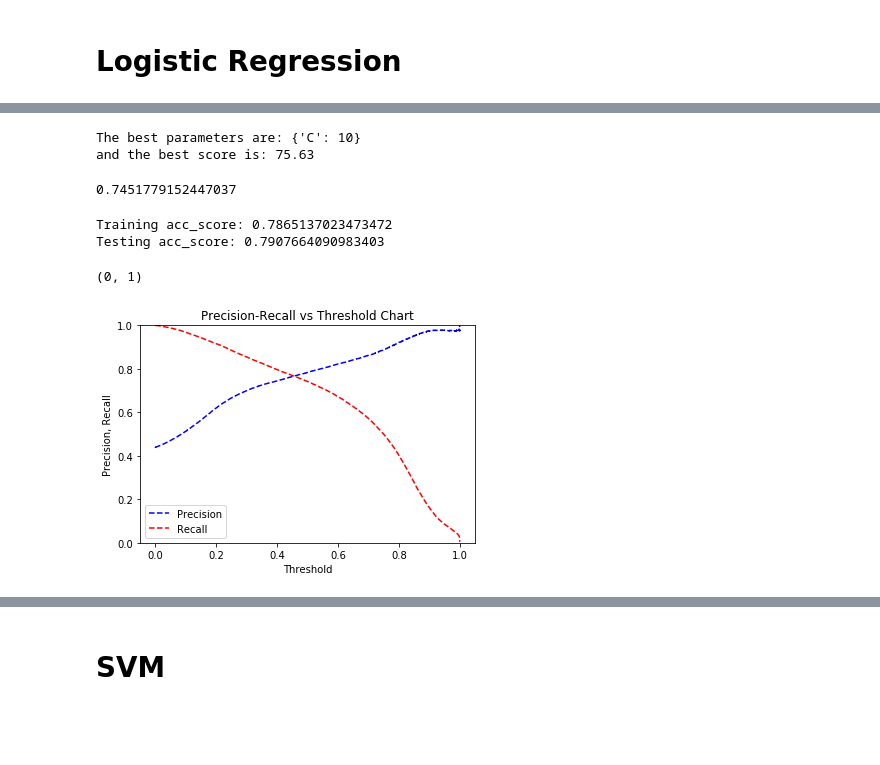
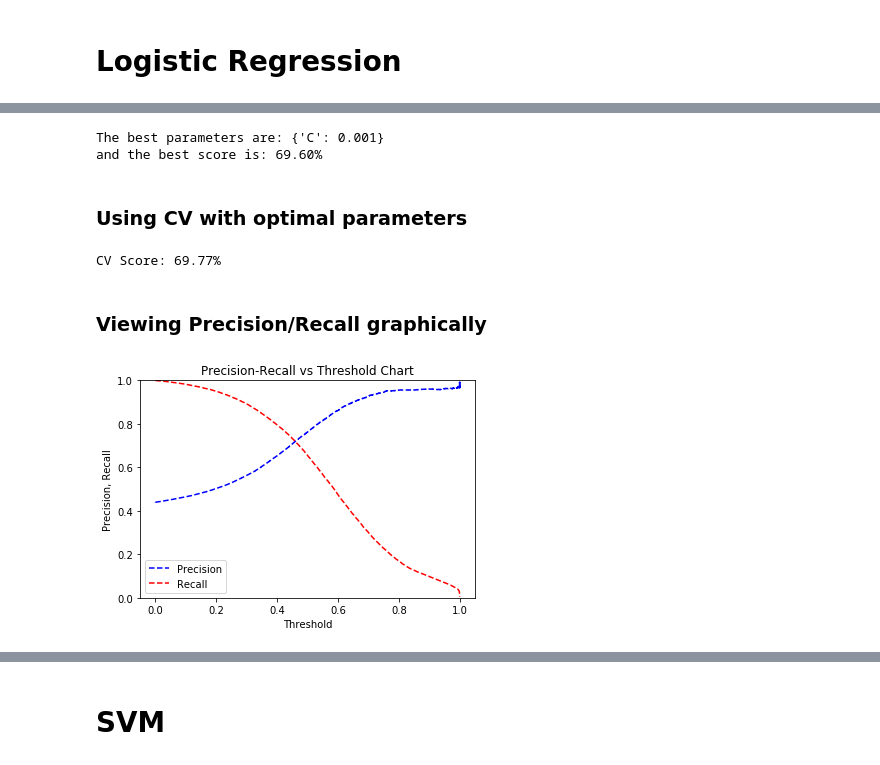
Before and after one commit to ohmgmatt/kickstarter_prediction, a Jupyter notebook: Notebooks/Modeling_In-Depth Analysis.ipynb, the cells around one changed output, grey strips where cells are left out. Saved outputs shown, nothing was run; the diff lists cells and outputs as text; code cells hidden in the pictures; blank space fills up the shorter version.

```diff
--- a/Notebooks/Modeling_In-Depth Analysis.ipynb
+++ b/Notebooks/Modeling_In-Depth Analysis.ipynb
@@ -25,9 +22,7 @@ f_precision = make_scorer(fbeta_score, beta = .5) ## More weight towards precisi
 f_recall = make_scorer(fbeta_score, beta = 1.1) ## More weight towards recall
 # %%
-df = pd.read_pickle('kickstarter_NB.pkl')
+df = pd.read_pickle('kickstarter_analysis.pkl')
 df = df.dropna()
-df['MNB_cat'] = df.MNB_cat.astype(int)
-df['MNB_cat_Desc'] = df.MNB_cat_Desc.astype(int)
 # %%
 ## Selecting Features
 features=['country','img_count', 'vid_count',
@@ -35,9 +30,12 @@ features=['country','img_count', 'vid_count',
           'slug_len', 'med_rewards','category_core',
           'reward_len', 'created_month', 'created_weekday',
           'deadline_month', 'deadline_weekday',
-          'length_of_project', 'MNB_cat', 'MNB_cat_Desc']
+          'length_of_project']
 dependent=['failed']
 toscale = ['img_count', 'vid_count', 'usd_goal', 'description_len',
            'blurb_len', 'slug_len',
            'med_rewards', 'reward_len', 'length_of_project']
+
+X=df[features]
+y=df[dependent]
 # %%
@@ -98,68 +80,50 @@ Adjusted Threshold Test Score: 77.41
 # %%
-###########################
-## Utilizing GridSearchCV; scaled
-###########################
 params = {'C':[0.0001, 0.001, 0.1, 1, 10, 100]}
-clf = LogisticRegression(solver='liblinear')
-gs_cv = GridSearchCV(clf, param_grid=params, cv = 5, scoring = f_recall)
+clf = LogisticRegression(solver = 'liblinear')
+gs_cv = GridSearchCV(clf, param_grid = params, cv = 5, scoring = f_recall)
 gs_cv.fit(Xs_train, ys_train)
 
-print('The best parameters are: {} \nand the best score is: {:.2f}'.format(gs_cv.best_params_, gs_cv.best_score_*100))
+
+print('The best parameters are: {} \nand the best score is: {:.2f}%'.format(gs_cv.best_params_, gs_cv.best_score_*100))
 # %% [output]
-The best parameters are: {'C': 10}
-and the best score is: 75.63
+The best parameters are: {'C': 0.001}
+and the best score is: 69.60%
+# %% [markdown]
+### Using CV with optimal parameters
 # %%
-#################
-## Utilizing CV, scaled
-#################
-Xs_arr = X_scale
+X_arr = X_scale
 final = 0
-clf = LogisticRegression(solver='liblinear', C=10)
-for train, test in KFold(n_splits=10).split(Xs_arr):
-    clf.fit(Xs_arr[train], y[train])
-    probs = clf.predict_proba(Xs_arr[test])
-    pred = probs[:,1] > .4
-    ## using a threshold of .4 and a weight towards recall
+clf = LogisticRegression(solver='liblinear', C=0.001)
+for train, test in KFold(n_splits=10).split(X_arr):
+    clf.fit(X_arr[train], y[train])
+    pred = clf.predict(X_arr[test])
     acc = fbeta_score(y[test], pred, beta = 1.1)
     final += acc
 
 final = final / 10 # n of folds
-print(final)
+print("CV Score: {:.2f}%".format(final*100))
 # %% [output]
-0.7451779152447037
+CV Score: 69.77%
-# %%
-###############################
-## Initial Model using Scaled & roc_auc
-###############################
-training = clf.predict(Xs_train)
-y_pred = clf.predict(Xs_test)
-
-ra_train_acc = roc_auc_score(ys_train, training)
-ra_test_acc = roc_auc_score(ys_test, y_pred)
-
-print("Training acc_score: {} \nTesting acc_score: {}".format(ra_train_acc, ra_test_acc))
-# %% [output]
-Training acc_score: 0.7865137023473472
-Testing acc_score: 0.7907664090983403
+# %% [markdown]
+### Viewing Precision/Recall graphically
 # %%
-########################
-## Using Precision/Recall graphically
-########################
-## https://stackoverflow.com/questions/28716241/controlling-the-threshold-in-logistic-regression-in-scikit-learn
-y_pred = clf.predict(Xs_test)
+clf = LogisticRegression(solver = 'liblinear', C = 0.001)
+clf.fit(Xs_train, ys_train)
+
 y_probs = clf.predict_proba(Xs_test)
-
-from sklearn.metrics import precision_recall_curve, auc
 
 precision, recall, thresholds = precision_recall_curve(ys_test, y_probs[:,1])
 
 plt.title("Precision-Recall vs Threshold Chart")
 plt.plot(thresholds, precision[: -1], "b--", label="Precision")
 plt.plot(thresholds, recall[: -1], "r--", label="Recall")
 plt.ylabel("Precision, Recall")
 plt.xlabel("Threshold")
 plt.legend(loc="lower left")
 plt.ylim([0,1])
+plt.show()
+
+## Source
+## https://stackoverflow.com/questions/28716241/controlling-the-threshold-in-logistic-regression-in-scikit-learn
 # %% [output]
-(0, 1)
-[figure, old version]
+[figure, new version]
```
Also changed, not shown: parts of 24 cells of this notebook.
